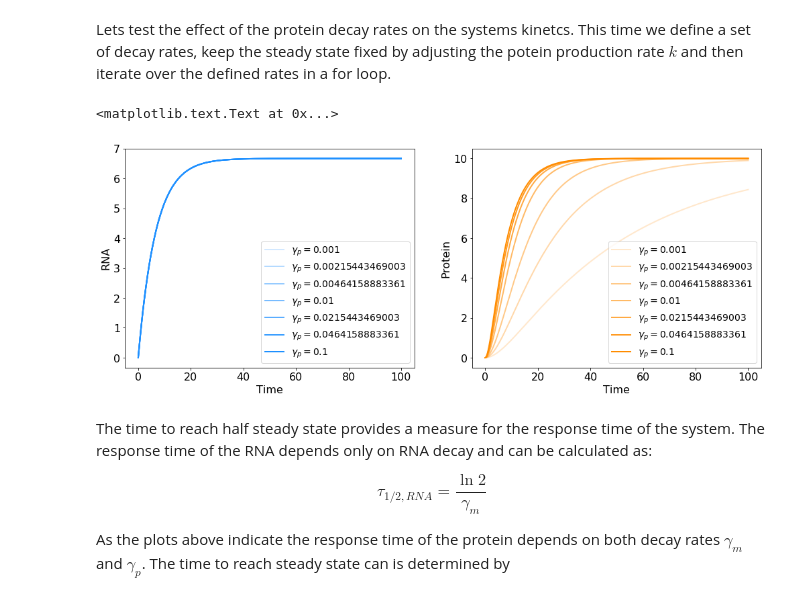
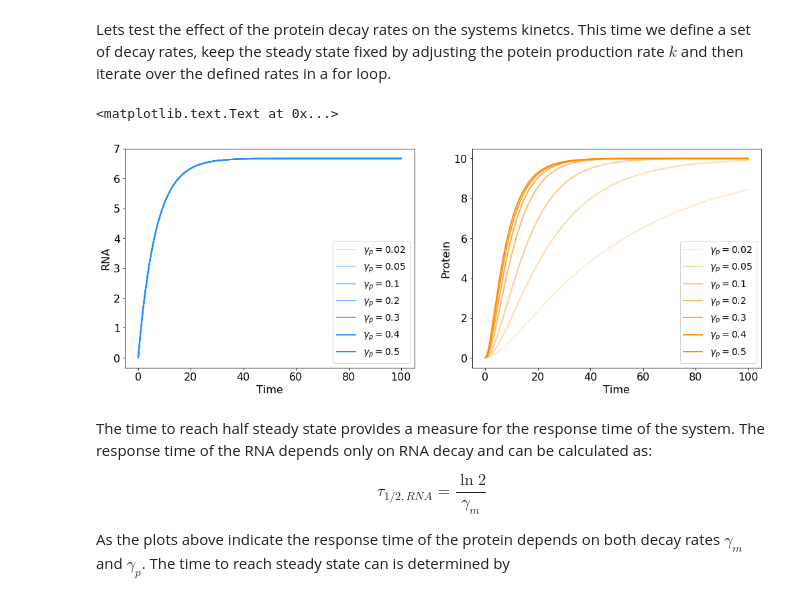
Before and after one commit to baumgast/Biomedicine-teaching, a Jupyter notebook: Biomedicine Master 2017, dynamic modeling.ipynb, the cells around one changed output. Drawn from its saved outputs; the diff is of its cells as text; code cells hidden in the pictures.

```diff
--- a/Biomedicine Master 2017, dynamic modeling.ipynb
+++ b/Biomedicine Master 2017, dynamic modeling.ipynb
@@ -206,36 +214,36 @@ Lets test the effect of the protein decay rates on the systems kinetcs. This tim
 GAMMA_p = np.array([0.02,0.05,0.1,0.2,0.3,0.4,0.5])
 k = GAMMA_p * steady_state_protein / steady_state_RNA
 
 beta = 1
 gamma_m = 0.15
 
 tt = sp.linspace(0,100,1000)
 sol = []
 for ii,gamma_p in enumerate(GAMMA_p):
     param = [beta,gamma_m,k[ii],gamma_p]
     s = odeint(solve_ODE_transcription_translation,y_0,tt,args = (param,))
     sol.append(s)
 
 # plot results
 fig,ax = pl.subplots(1,2,figsize = (17,6))
 alpha = sp.linspace(0.2,1,len(sol))
 for ii,ss in enumerate(sol):
     ax[0].plot(tt,ss[:,0],lw = line_width, color = color_rna, alpha = alpha[ii],
-               label = '$\gamma_{p} = $'+str(GAMMA_m[ii]))
+               label = '$\gamma_{p} = $'+str(GAMMA_p[ii]))
 
     ax[1].plot(tt,ss[:,1],lw = line_width, color = color_protein, alpha = alpha[ii],
-               label = '$\gamma_{p} = $'+str(GAMMA_m[ii]))
+               label = '$\gamma_{p} = $'+str(GAMMA_p[ii]))
 
 ax[0].legend(loc = 'best')
 ax[0].set_xlabel('Time')
 ax[0].set_ylabel('RNA')
 
 ax[1].legend(loc = 'best')
 ax[1].set_xlabel('Time')
 ax[1].set_ylabel('Protein')
 # %% [output]
 <matplotlib.text.Text at 0x...>
-[figure, old version]
+[figure, new version]
 # %% [markdown]
 The time to reach half steady state provides a measure for the response time of the system. The response time of the RNA depends only on RNA decay and can be calculated as:
 
```
Also changed, not shown: parts of 10 cells of this notebook.
